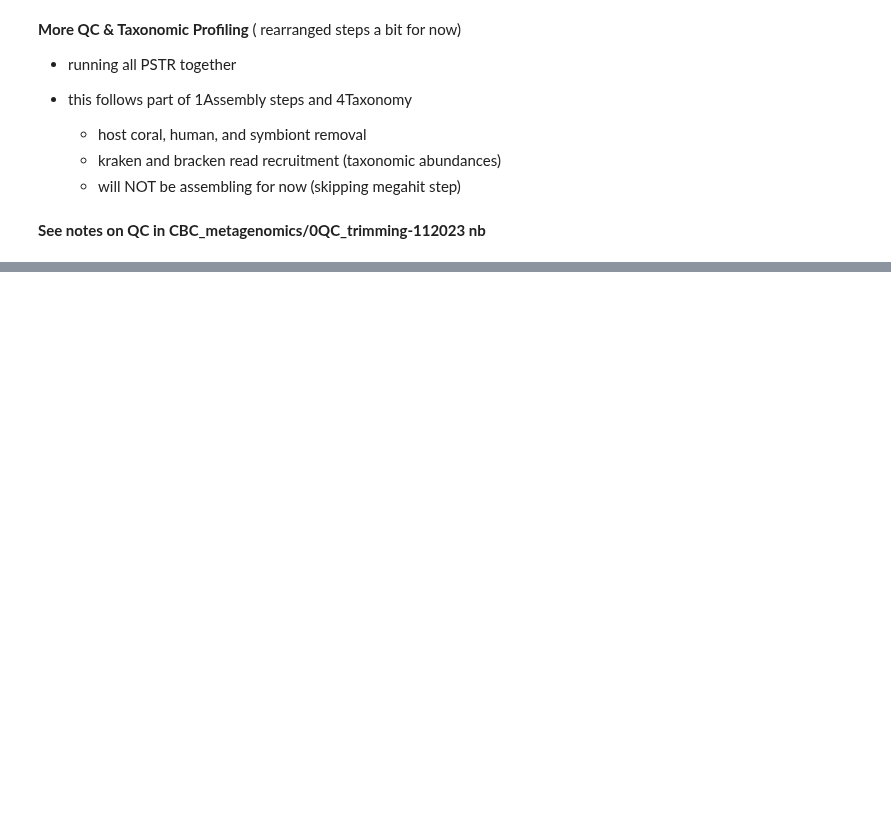
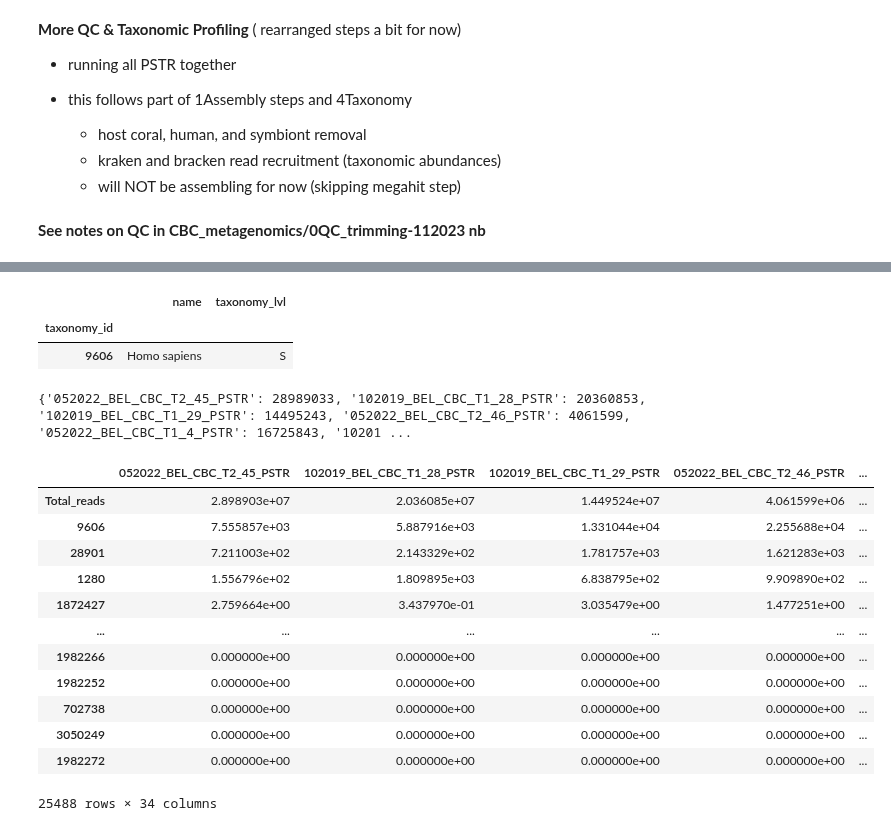
Before and after one commit to brookewicz/CBC_metagenomics, a Jupyter notebook: pstr/1Assembly.ipynb, the cells around one changed output, grey strips where cells are left out. Saved outputs shown, nothing was run; the diff lists cells and outputs as text; code cells hidden in the pictures; blank space fills up the shorter version.

```diff
--- a/pstr/1Assembly.ipynb
+++ b/pstr/1Assembly.ipynb
@@ -223,0 +506,8 @@ megahit --presets meta-large \
+# %%
+# ID OTUnum for homo sapien
+humanid=otu_id['name']=="Homo sapiens"
+otu_id.loc[humanid,:]
+# %% [output]
+|  | name | taxonomy_lvl |
+| taxonomy_id |  |  |
+| 9606 | Homo sapiens | S |
@@ -223,0 +528,57 @@ megahit --presets meta-large \
+# %%
+# still need to normalize based on total number of reads???
+# add column for normalized abundances for TOTAL number of reads per sample
+
+import re
+slurmdir='/work/pi_sarah_gignouxwolfsohn_uml_edu/brooke/pstr/slurm-kraken-pstr-23397902.out'
+
+# Read the output report and extract the total number of reads
+with open(slurmdir, 'r') as file:
+    report_text = file.read()
+
+# Extract total number of reads using regular expression
+total_reads_pattern = re.compile(r'(\d+) sequences \(.* Mbp\) processed')
+total_reads_matches = total_reads_pattern.findall(report_text)
+
+# Create a dictionary to map sample ID to total reads
+total_reads_dict = {samplelist[i]: int(total_reads_matches[i]) for i in range(len(samplelist))}
+
+
+# Display the updated DataFrame
+print(total_reads_dict)
+
+# code adapted from chatgpt
+# %% [output]
+{'052022_BEL_CBC_T2_45_PSTR': 28989033, '102019_BEL_CBC_T1_28_PSTR': 20360853, '102019_BEL_CBC_T1_29_PSTR': 14495243, '052022_BEL_CBC_T2_46_PSTR': 4061599, '052022_BEL_CBC_T1_4_PSTR': 16725843, '10201 ...
+# %%
+# Convert main df to raw abundances
+normalized_otus=otu_table.loc[:,otu_table.columns.str.contains("num")]
+normalized_otus.columns = normalized_otus.columns.str.replace('_num', '')
+
+# Convert the dictionary to a DataFrame and transpose it
+sample_counts_df = pd.DataFrame(total_reads_dict, index=['Total_reads'])
+
+# Concatenate the original DataFrame and the new DataFrame with the total reads row
+normalized_otus = pd.concat([normalized_otus, sample_counts_df],axis=0)
+normalized_otus
+
+# Normalize: divide reads by total reads and multiply by 1 million
+normalized_otu = (normalized_otus / normalized_otus.loc['Total_reads'] * 1E6)
+# replace total reads row again
+normalized_otu.loc['Total_reads',:]=normalized_otus.loc['Total_reads',:]
+normalized_otu["Sum"]=normalized_otu.sum(axis=1)
+normalized_otu.sort_values(by="Sum", ascending=False)
+# %% [output]
+|  | 052022_BEL_CBC_T2_45_PSTR | 102019_BEL_CBC_T1_28_PSTR | 102019_BEL_CBC_T1_29_PSTR | 052022_BEL_CBC_T2_46_PSTR | ... |
+| Total_reads | 2.898903e+07 | 2.036085e+07 | 1.449524e+07 | 4.061599e+06 | ... |
+| 9606 | 7.555857e+03 | 5.887916e+03 | 1.331044e+04 | 2.255688e+04 | ... |
+| 28901 | 7.211003e+02 | 2.143329e+02 | 1.781757e+03 | 1.621283e+03 | ... |
+| 1280 | 1.556796e+02 | 1.809895e+03 | 6.838795e+02 | 9.909890e+02 | ... |
+| 1872427 | 2.759664e+00 | 3.437970e-01 | 3.035479e+00 | 1.477251e+00 | ... |
+| ... | ... | ... | ... | ... | ... |
+| 1982266 | 0.000000e+00 | 0.000000e+00 | 0.000000e+00 | 0.000000e+00 | ... |
+| 1982252 | 0.000000e+00 | 0.000000e+00 | 0.000000e+00 | 0.000000e+00 | ... |
+| 702738 | 0.000000e+00 | 0.000000e+00 | 0.000000e+00 | 0.000000e+00 | ... |
+| 3050249 | 0.000000e+00 | 0.000000e+00 | 0.000000e+00 | 0.000000e+00 | ... |
+| 1982272 | 0.000000e+00 | 0.000000e+00 | 0.000000e+00 | 0.000000e+00 | ... |
+25488 rows × 34 columns
```
Also changed, not shown: parts of 17 cells of this notebook.
